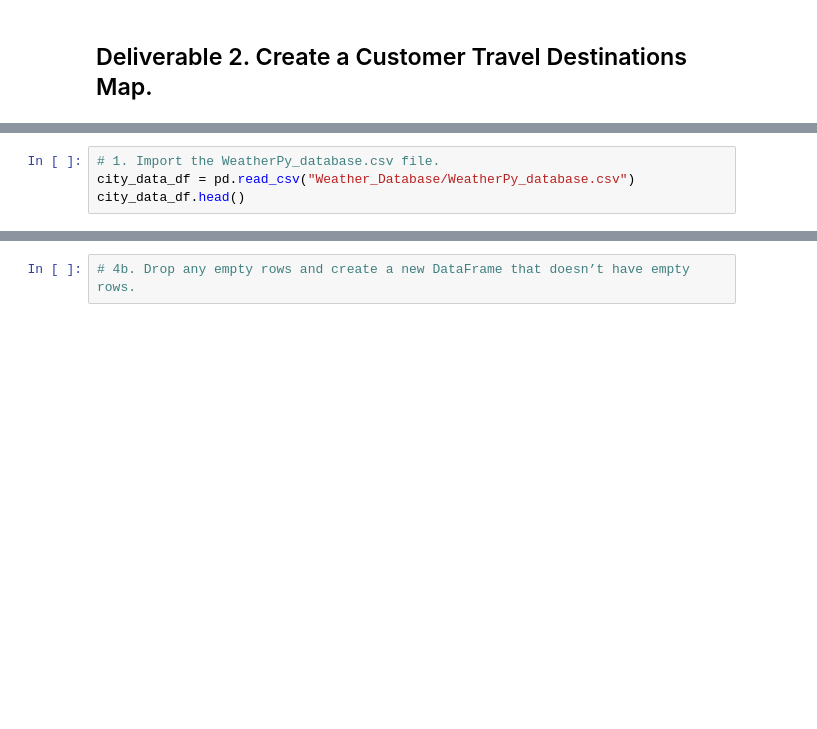
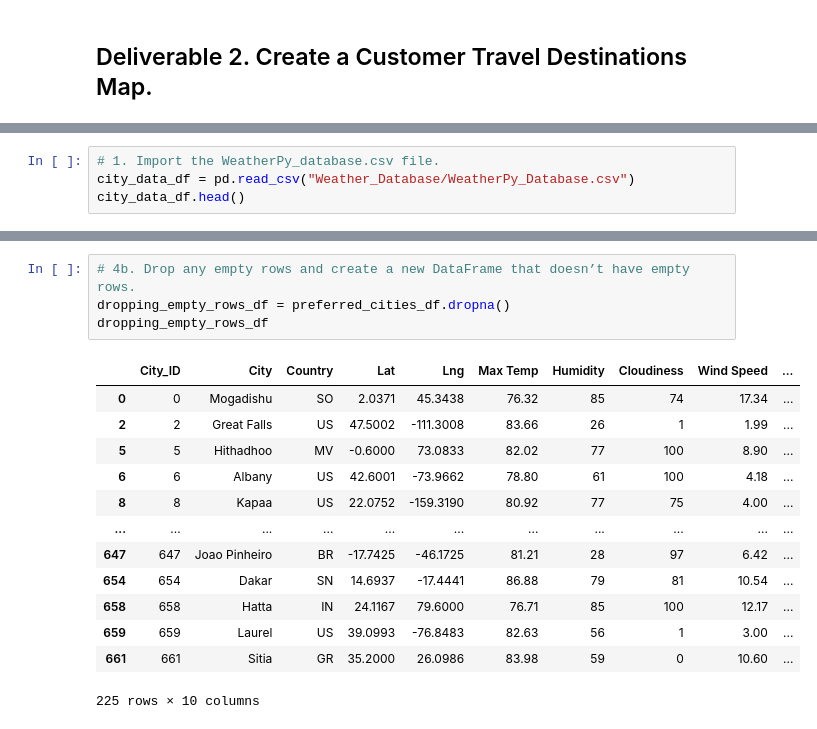
Before and after one commit to melisavacca/World_Weather_Analysis, a Jupyter notebook: Vacation_Search/Vacation_Search.ipynb, the cells around one changed output, grey strips where cells are left out. Drawn from its saved outputs; the diff is of its cells as text; blank space fills up the shorter version.

```diff
--- a/Vacation_Search/Vacation_Search.ipynb
+++ b/Vacation_Search/Vacation_Search.ipynb
@@ -16,5 +14,5 @@ ImportError: cannot import name 'g_key' from 'config' (C:\Users\melis\OneDrive\D
 # %%
 # 1. Import the WeatherPy_database.csv file.
-city_data_df = pd.read_csv("Weather_Database/WeatherPy_database.csv")
+city_data_df = pd.read_csv("Weather_Database/WeatherPy_Database.csv")
 city_data_df.head()
 # %% [output]
@@ -34,4 +64,20 @@ preferred_cities_df.count()
 # %%
 # 4b. Drop any empty rows and create a new DataFrame that doesn’t have empty rows.
+dropping_empty_rows_df = preferred_cities_df.dropna()
+dropping_empty_rows_df
+# %% [output]
+|  | City_ID | City | Country | Lat | Lng | Max Temp | Humidity | Cloudiness | Wind Speed | ... |
+| 0 | 0 | Mogadishu | SO | 2.0371 | 45.3438 | 76.32 | 85 | 74 | 17.34 | ... |
+| 2 | 2 | Great Falls | US | 47.5002 | -111.3008 | 83.66 | 26 | 1 | 1.99 | ... |
+| 5 | 5 | Hithadhoo | MV | -0.6000 | 73.0833 | 82.02 | 77 | 100 | 8.90 | ... |
+| 6 | 6 | Albany | US | 42.6001 | -73.9662 | 78.80 | 61 | 100 | 4.18 | ... |
+| 8 | 8 | Kapaa | US | 22.0752 | -159.3190 | 80.92 | 77 | 75 | 4.00 | ... |
+| ... | ... | ... | ... | ... | ... | ... | ... | ... | ... | ... |
+| 647 | 647 | Joao Pinheiro | BR | -17.7425 | -46.1725 | 81.21 | 28 | 97 | 6.42 | ... |
+| 654 | 654 | Dakar | SN | 14.6937 | -17.4441 | 86.88 | 79 | 81 | 10.54 | ... |
+| 658 | 658 | Hatta | IN | 24.1167 | 79.6000 | 76.71 | 85 | 100 | 12.17 | ... |
+| 659 | 659 | Laurel | US | 39.0993 | -76.8483 | 82.63 | 56 | 1 | 3.00 | ... |
+| 661 | 661 | Sitia | GR | 35.2000 | 26.0986 | 83.98 | 59 | 0 | 10.60 | ... |
+225 rows × 10 columns
 # %%
 # 5a. Create DataFrame called hotel_df to store hotel names along with city, country, max temp, and coordinates.
```
Also changed, not shown: parts of 13 cells of this notebook, 2 other files.
